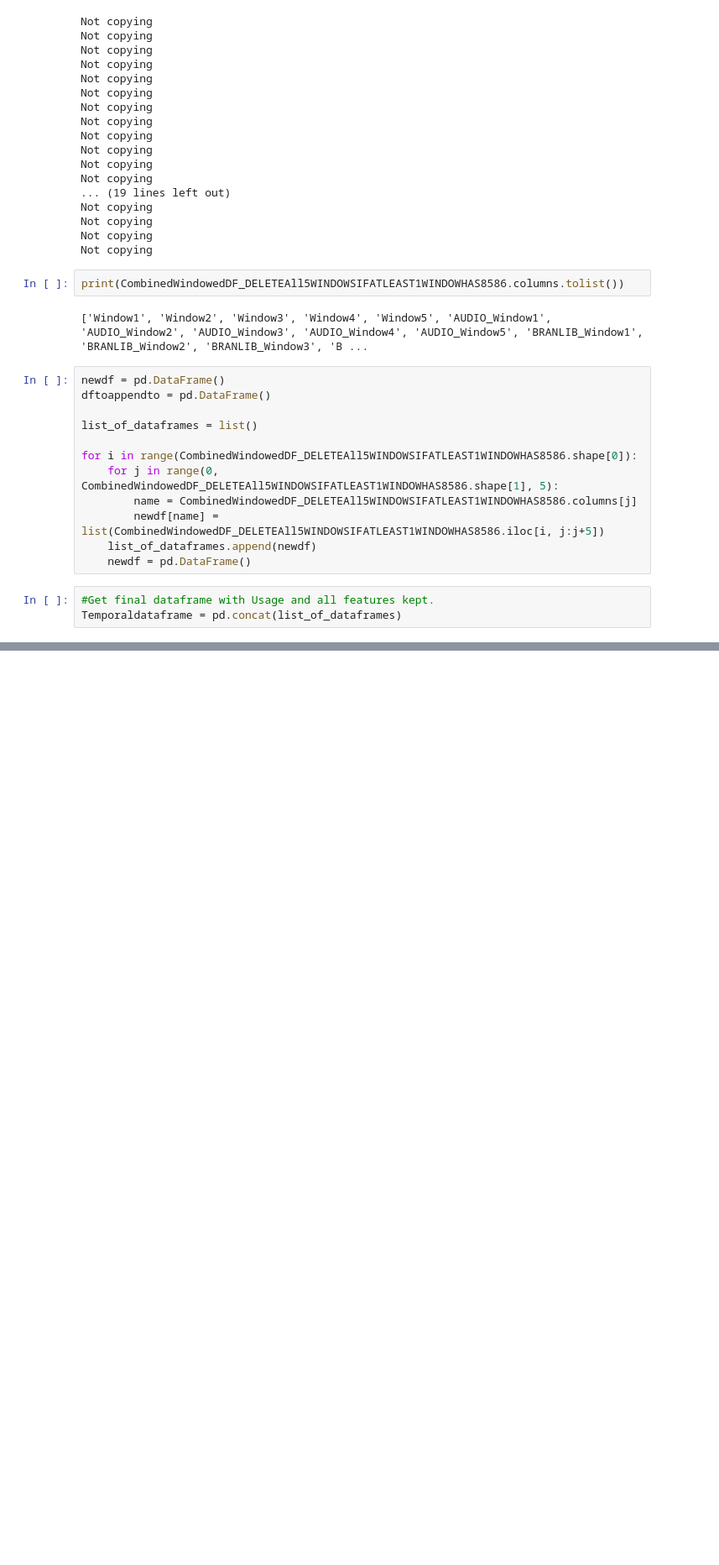
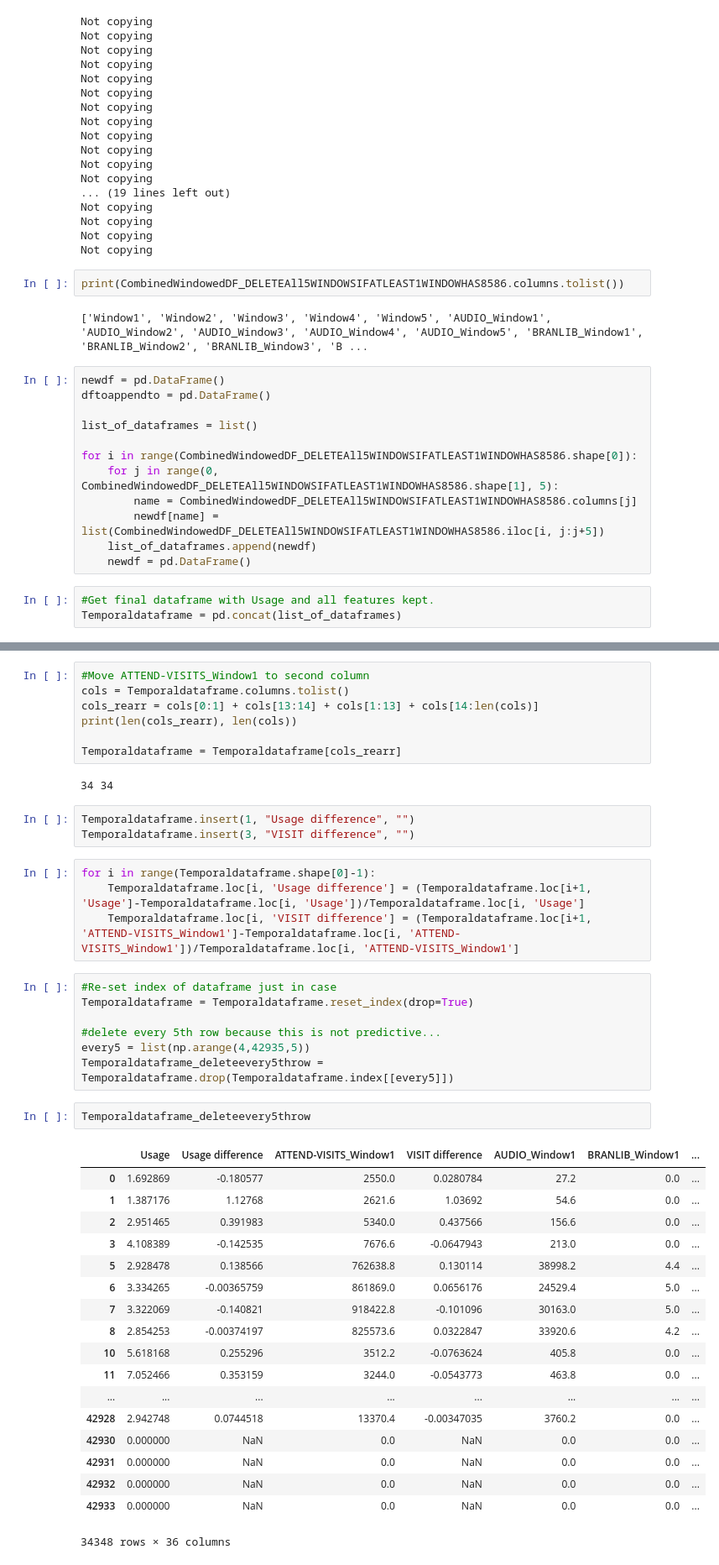
Before and after one commit to olgabane/Insight2019_LibraryProject, a Jupyter notebook: Library_Week2_Notebook3_ML#1.ipynb, the cells around one changed output, grey strips where cells are left out. Shown at 84% size. Drawn from its saved outputs; the diff is of its cells as text; blank space fills up the shorter version.

Commit message:
Final(for now) temporal df

```diff
--- a/Library_Week2_Notebook3_ML#1.ipynb
+++ b/Library_Week2_Notebook3_ML#1.ipynb
@@ -874,0 +795,44 @@ print(LibraryData_UsageOnly_YearsMerged_DropTooFewDataPts.shape[0] - (sum(Librar
+# %%
+#Move ATTEND-VISITS_Window1 to second column
+cols = Temporaldataframe.columns.tolist()
+cols_rearr = cols[0:1] + cols[13:14] + cols[1:13] + cols[14:len(cols)]
+print(len(cols_rearr), len(cols))
+
+Temporaldataframe = Temporaldataframe[cols_rearr]
+# %% [output]
+34 34
+# %%
+Temporaldataframe.insert(1, "Usage difference", "")
+Temporaldataframe.insert(3, "VISIT difference", "")
+# %%
+for i in range(Temporaldataframe.shape[0]-1):
+    Temporaldataframe.loc[i, 'Usage difference'] = (Temporaldataframe.loc[i+1, 'Usage']-Temporaldataframe.loc[i, 'Usage'])/Temporaldataframe.loc[i, 'Usage']
+    Temporaldataframe.loc[i, 'VISIT difference'] = (Temporaldataframe.loc[i+1, 'ATTEND-VISITS_Window1']-Temporaldataframe.loc[i, 'ATTEND-VISITS_Window1'])/Temporaldataframe.loc[i, 'ATTEND-VISITS_Window1']
+# %%
+#Re-set index of dataframe just in case
+Temporaldataframe = Temporaldataframe.reset_index(drop=True)
+
+#delete every 5th row because this is not predictive...
+every5 = list(np.arange(4,42935,5))
+Temporaldataframe_deleteevery5throw = Temporaldataframe.drop(Temporaldataframe.index[[every5]])
+# %%
+Temporaldataframe_deleteevery5throw
+# %% [output]
+|  | Usage | Usage difference | ATTEND-VISITS_Window1 | VISIT difference | AUDIO_Window1 | BRANLIB_Window1 | ... |
+| 0 | 1.692869 | -0.180577 | 2550.0 | 0.0280784 | 27.2 | 0.0 | ... |
+| 1 | 1.387176 | 1.12768 | 2621.6 | 1.03692 | 54.6 | 0.0 | ... |
+| 2 | 2.951465 | 0.391983 | 5340.0 | 0.437566 | 156.6 | 0.0 | ... |
+| 3 | 4.108389 | -0.142535 | 7676.6 | -0.0647943 | 213.0 | 0.0 | ... |
+| 5 | 2.928478 | 0.138566 | 762638.8 | 0.130114 | 38998.2 | 4.4 | ... |
+| 6 | 3.334265 | -0.00365759 | 861869.0 | 0.0656176 | 24529.4 | 5.0 | ... |
+| 7 | 3.322069 | -0.140821 | 918422.8 | -0.101096 | 30163.0 | 5.0 | ... |
+| 8 | 2.854253 | -0.00374197 | 825573.6 | 0.0322847 | 33920.6 | 4.2 | ... |
+| 10 | 5.618168 | 0.255296 | 3512.2 | -0.0763624 | 405.8 | 0.0 | ... |
+| 11 | 7.052466 | 0.353159 | 3244.0 | -0.0543773 | 463.8 | 0.0 | ... |
+| ... | ... | ... | ... | ... | ... | ... | ... |
+| 42928 | 2.942748 | 0.0744518 | 13370.4 | -0.00347035 | 3760.2 | 0.0 | ... |
+| 42930 | 0.000000 | NaN | 0.0 | NaN | 0.0 | 0.0 | ... |
+| 42931 | 0.000000 | NaN | 0.0 | NaN | 0.0 | 0.0 | ... |
+| 42932 | 0.000000 | NaN | 0.0 | NaN | 0.0 | 0.0 | ... |
+| 42933 | 0.000000 | NaN | 0.0 | NaN | 0.0 | 0.0 | ... |
+34348 rows × 36 columns
```
Also changed, not shown: parts of 15 cells of this notebook.
